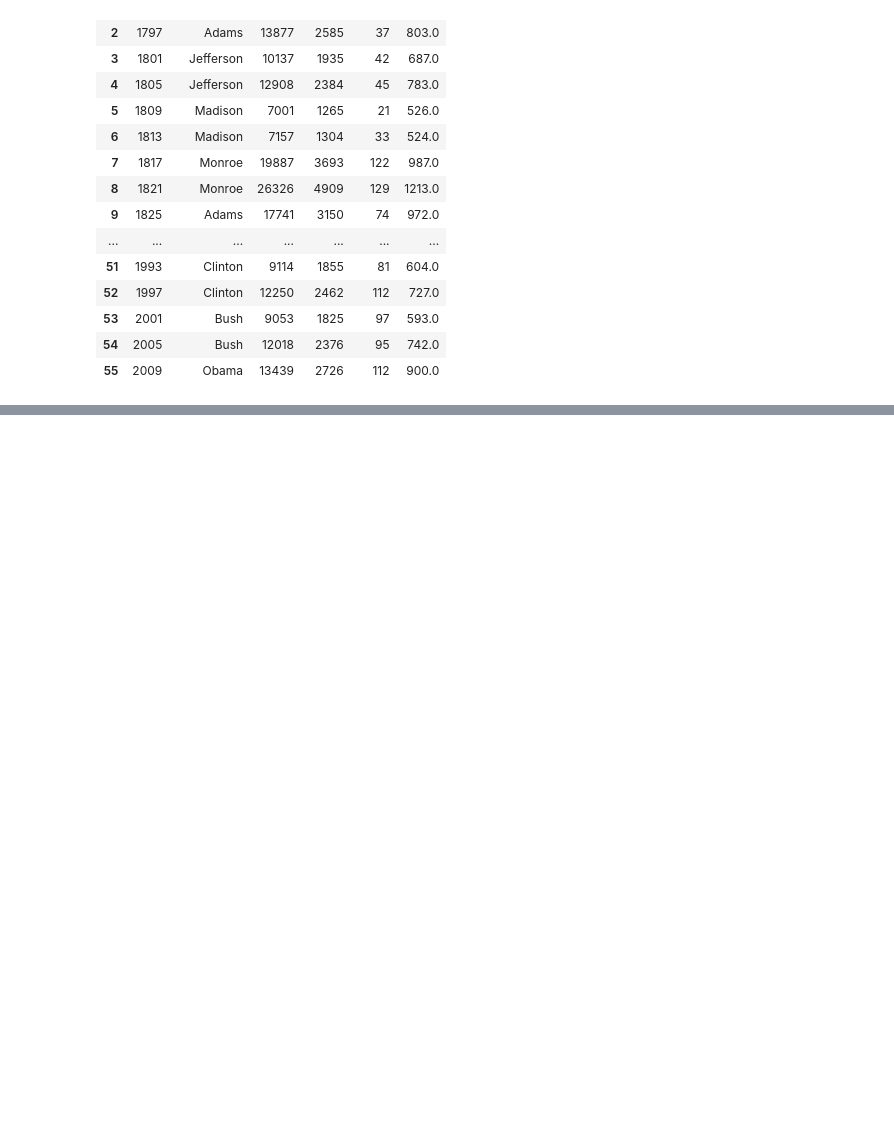
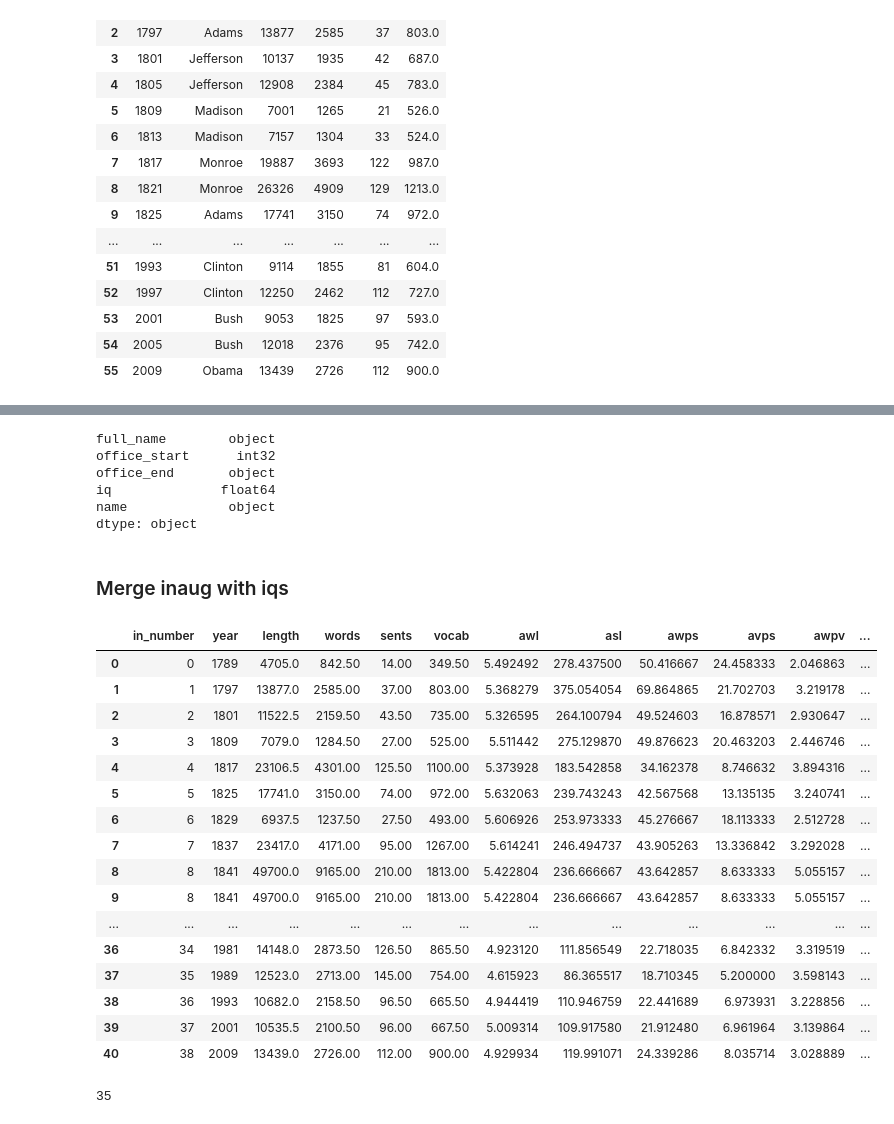
Before and after one commit to zafrinMinoti/US_presidents_IQ, a Jupyter notebook: inaugurals.ipynb, the cells around one changed output, grey strips where cells are left out. Saved outputs shown, nothing was run; the diff lists cells and outputs as text; code cells hidden in the pictures; blank space fills up the shorter version.

```diff
--- a/inaugurals.ipynb
+++ b/inaugurals.ipynb
@@ -47,0 +214,7 @@ inaug
+# %%
+#iqs['Time in Office'] = iqs['Time in Office'].astype(str)
+#iqs['time_in_office'] = iqs['time_in_office'].astype(str).apply(lambda s: (s.split('–'))[0])
+iqs['office_start'] = iqs['time_in_office'].astype(str).apply(lambda s: (s.split('–'))[0])
+iqs['office_end'] = iqs['time_in_office'].astype(str).apply(lambda s: (s.split('–'))[-1])
+iqs = iqs.replace('present',np.nan)
+iqs
@@ -47,0 +239,8 @@ inaug
+# %%
+#Get average iq
+iqs['iq'] = iqs[['iq1','iq2','iq3']].mean(axis=1)
+# %%
+col_to_drop = ['political_party','lifespan','time_in_office','iq1','iq2','iq3']
+for col in col_to_drop:
+    iqs = iqs.drop(col,1)
+iqs
@@ -47,0 +267,4 @@ inaug
+# %%
+iqs = iqs.replace('van Buren', 'VanBuren')
+iqs['name'] = iqs.full_name.astype(str).apply(lambda s: (s.split())[-1])
+iqs
@@ -47,0 +311,36 @@ inaug
+# %%
+iqs.dtypes
+# %% [output]
+full_name        object
+office_start      int32
+office_end       object
+iq              float64
+name             object
+dtype: object
+# %% [markdown]
+### Merge inaug with iqs
+# %%
+inaug_iqs = pd.merge(inaug, iqs, left_on='year', right_on='office_start', how='left')
+inaug_iqs
+# %% [output]
+|  | in_number | year | length | words | sents | vocab | awl | asl | awps | avps | awpv | ... |
+| 0 | 0 | 1789 | 4705.0 | 842.50 | 14.00 | 349.50 | 5.492492 | 278.437500 | 50.416667 | 24.458333 | 2.046863 | ... |
+| 1 | 1 | 1797 | 13877.0 | 2585.00 | 37.00 | 803.00 | 5.368279 | 375.054054 | 69.864865 | 21.702703 | 3.219178 | ... |
+| 2 | 2 | 1801 | 11522.5 | 2159.50 | 43.50 | 735.00 | 5.326595 | 264.100794 | 49.524603 | 16.878571 | 2.930647 | ... |
+| 3 | 3 | 1809 | 7079.0 | 1284.50 | 27.00 | 525.00 | 5.511442 | 275.129870 | 49.876623 | 20.463203 | 2.446746 | ... |
+| 4 | 4 | 1817 | 23106.5 | 4301.00 | 125.50 | 1100.00 | 5.373928 | 183.542858 | 34.162378 | 8.746632 | 3.894316 | ... |
+| 5 | 5 | 1825 | 17741.0 | 3150.00 | 74.00 | 972.00 | 5.632063 | 239.743243 | 42.567568 | 13.135135 | 3.240741 | ... |
+| 6 | 6 | 1829 | 6937.5 | 1237.50 | 27.50 | 493.00 | 5.606926 | 253.973333 | 45.276667 | 18.113333 | 2.512728 | ... |
+| 7 | 7 | 1837 | 23417.0 | 4171.00 | 95.00 | 1267.00 | 5.614241 | 246.494737 | 43.905263 | 13.336842 | 3.292028 | ... |
+| 8 | 8 | 1841 | 49700.0 | 9165.00 | 210.00 | 1813.00 | 5.422804 | 236.666667 | 43.642857 | 8.633333 | 5.055157 | ... |
+| 9 | 8 | 1841 | 49700.0 | 9165.00 | 210.00 | 1813.00 | 5.422804 | 236.666667 | 43.642857 | 8.633333 | 5.055157 | ... |
+| ... | ... | ... | ... | ... | ... | ... | ... | ... | ... | ... | ... | ... |
+| 36 | 34 | 1981 | 14148.0 | 2873.50 | 126.50 | 865.50 | 4.923120 | 111.856549 | 22.718035 | 6.842332 | 3.319519 | ... |
+| 37 | 35 | 1989 | 12523.0 | 2713.00 | 145.00 | 754.00 | 4.615923 | 86.365517 | 18.710345 | 5.200000 | 3.598143 | ... |
+| 38 | 36 | 1993 | 10682.0 | 2158.50 | 96.50 | 665.50 | 4.944419 | 110.946759 | 22.441689 | 6.973931 | 3.228856 | ... |
+| 39 | 37 | 2001 | 10535.5 | 2100.50 | 96.00 | 667.50 | 5.009314 | 109.917580 | 21.912480 | 6.961964 | 3.139864 | ... |
+| 40 | 38 | 2009 | 13439.0 | 2726.00 | 112.00 | 900.00 | 4.929934 | 119.991071 | 24.339286 | 8.035714 | 3.028889 | ... |
+# %%
+len(inaug_iqs.name.unique())
+# %% [output]
+35
```
Also changed, not shown: parts of 19 cells of this notebook.
